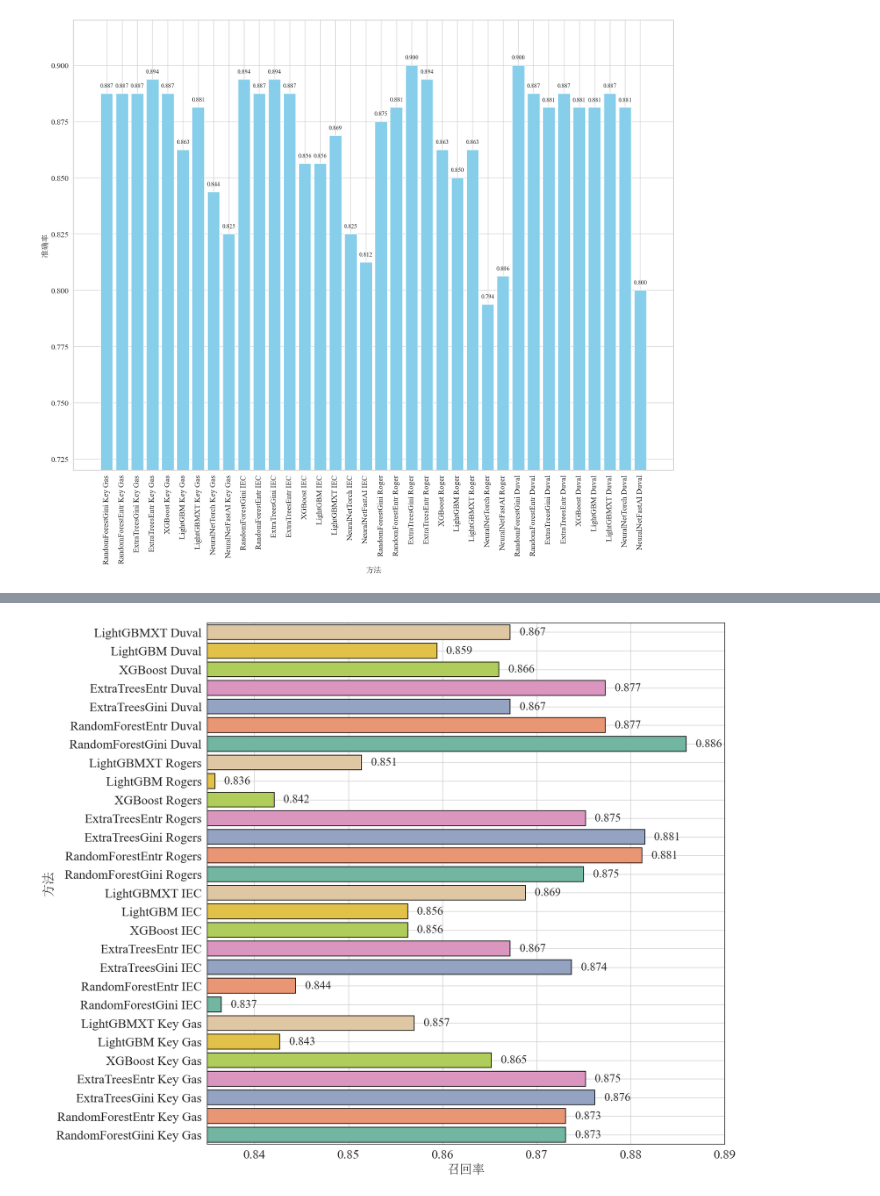
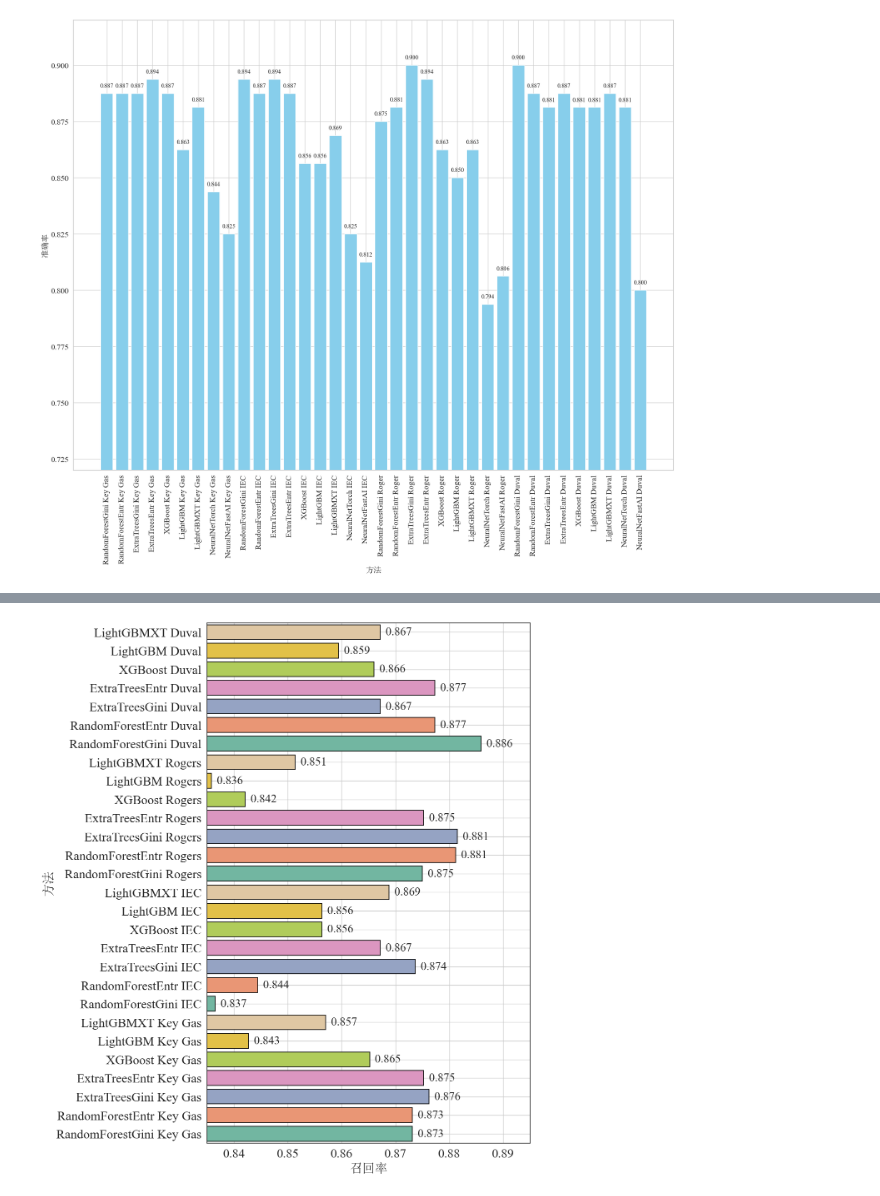
Before and after one commit to Sihan0229/DGA, a Jupyter notebook: Dissolved-Gas-Analysis/figure_show.ipynb, the cells around one changed output, grey strips where cells are left out. Cells and saved outputs as stored; diff of their text form; code cells hidden in the pictures.

```diff
--- a/Dissolved-Gas-Analysis/figure_show.ipynb
+++ b/Dissolved-Gas-Analysis/figure_show.ipynb
@@ -704,36 +704,36 @@ df['颜色'] = df['模型'].map(model_color_map)
 import seaborn as sns
 sns.set(style="whitegrid")
 
 # 绘图
-plt.figure(figsize=(16, 16))
+plt.figure(figsize=(10, 16))
 bars = plt.barh(df['方法'], df['Recall'], color=df['颜色'],
         edgecolor='black',      # 添加边框
         linewidth=1.2)
 
 # 添加数值标签
 for bar in bars:
     width = bar.get_width()
     plt.text(width + 0.001, bar.get_y() + bar.get_height()/2, f'{width:.3f}',
              va='center', ha='left', fontsize=20, fontproperties=font_en)
 
 # 坐标轴设置
 plt.ylabel('方法', fontsize=22, fontproperties=font_cn)
 plt.xlabel('召回率', fontsize=22, fontproperties=font_cn)
 plt.yticks(fontsize=22, fontproperties=font_en)
 plt.xticks(fontsize=22, fontproperties=font_en)
-plt.xlim(0.835, 0.89)
+plt.xlim(0.835, 0.895)
 plt.ylim(-0.5, len(df) - 0.5)
 
 #plt.tight_layout(pad=0)
 plt.subplots_adjust(top=0.8, bottom=0.02)
 ax = plt.gca()  # 获取当前坐标轴
 for spine in ax.spines.values():
     spine.set_edgecolor('black')  # 设置边框颜色
     spine.set_linewidth(1.0)      # 设置边框粗细
 
 plt.show()
 # %% [output]
-[figure, old version]
+[figure, new version]
 # %%
 import matplotlib.pyplot as plt
 import pandas as pd
```
Also changed, not shown: parts of 3 cells of this notebook.
